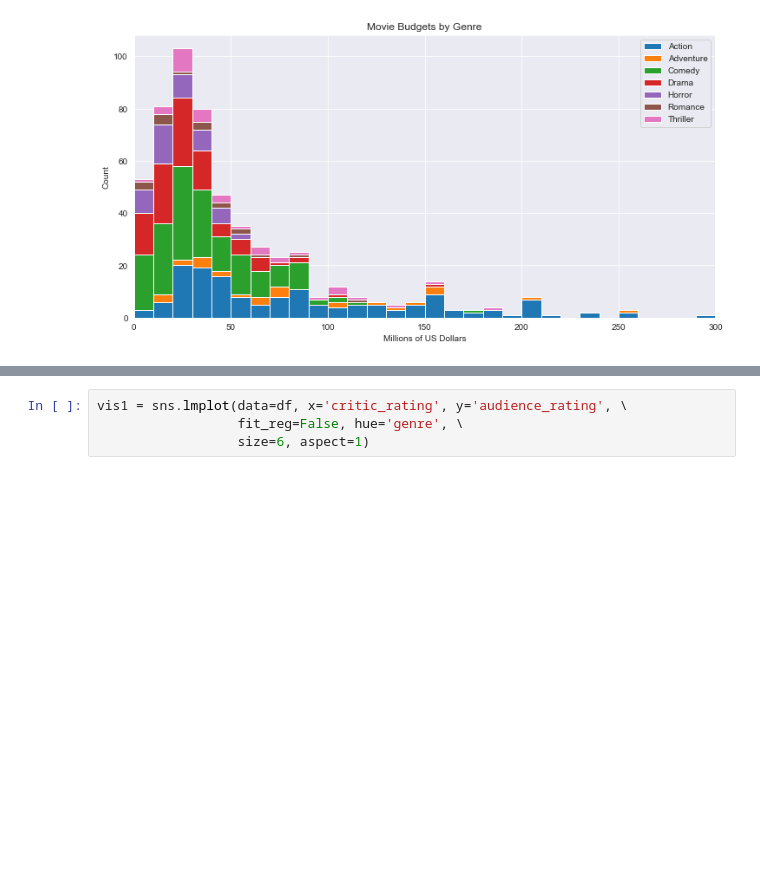
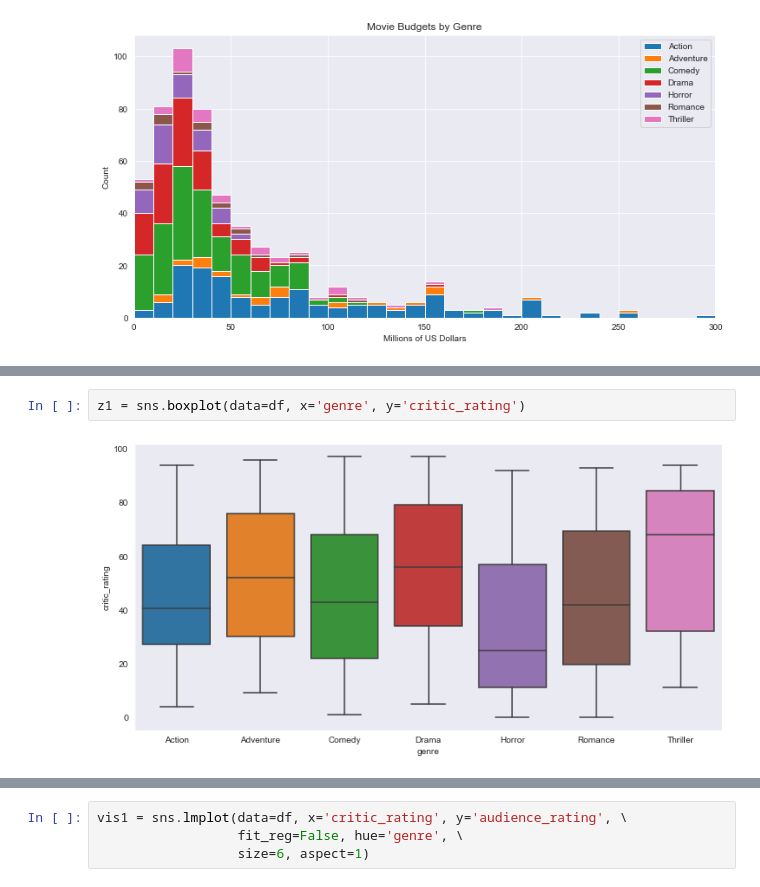
Before and after one commit to faithkane3/numpy_exercises, a Jupyter notebook: dashboard_practice.ipynb, the cells around one changed output, grey strips where cells are left out. Drawn from its saved outputs; the diff is of its cells as text; blank space fills up the shorter version.

```diff
--- a/dashboard_practice.ipynb
+++ b/dashboard_practice.ipynb
@@ -136,0 +157,4 @@ plt.show()
+# %%
+z1 = sns.boxplot(data=df, x='genre', y='critic_rating')
+# %% [output]
+[figure, added]
```
Also changed, not shown: parts of 21 cells of this notebook, 6 other files.
